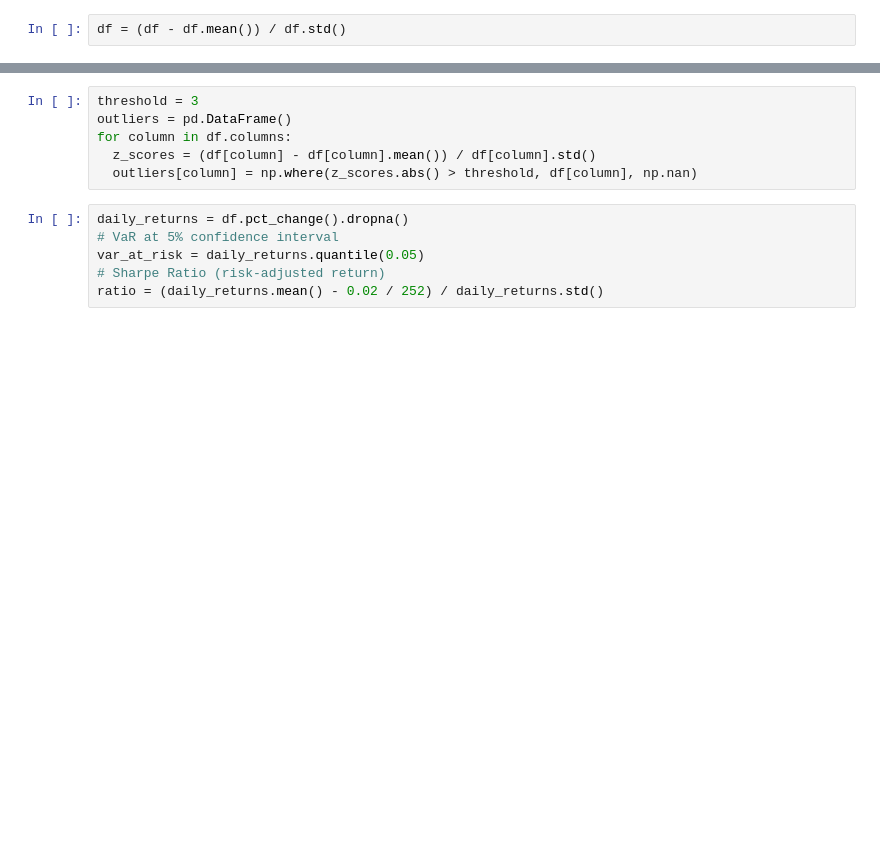
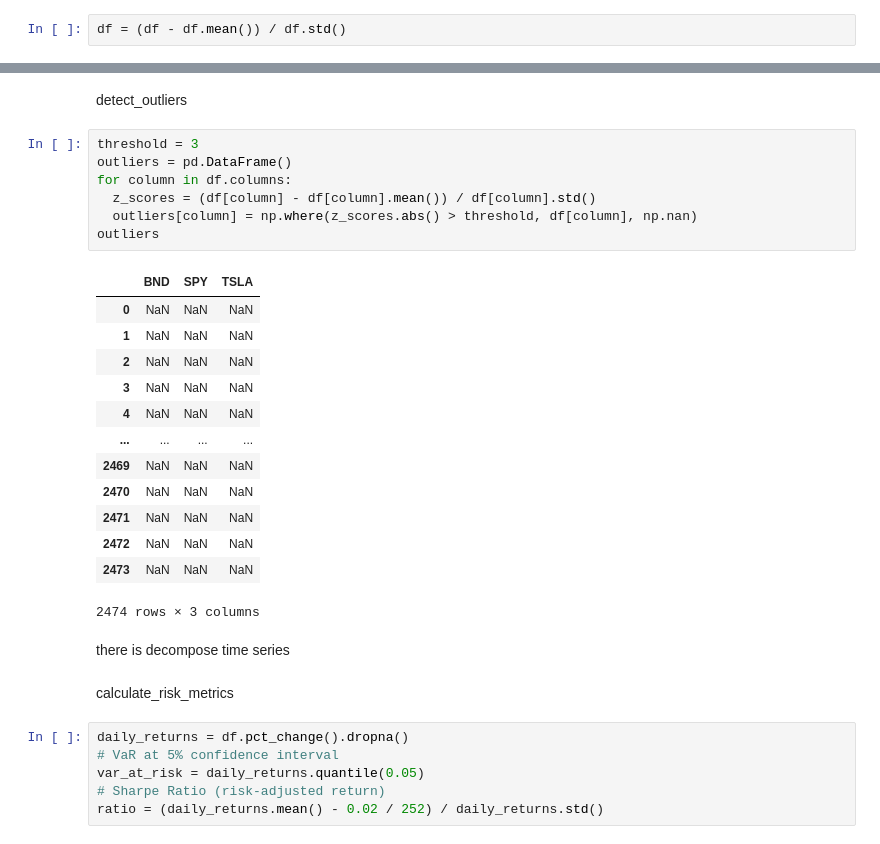
Before and after one commit to Abdulaziz7878/GMF, a Jupyter notebook: notebooks/EDA.ipynb, the cells around one changed output, grey strips where cells are left out. Cells and saved outputs as stored; diff of their text form; blank space fills up the shorter version.

```diff
--- a/notebooks/EDA.ipynb
+++ b/notebooks/EDA.ipynb
@@ -95,9 +92,30 @@ plt.show()
+# %% [markdown]
+detect_outliers
 # %%
 threshold = 3
 outliers = pd.DataFrame()
 for column in df.columns:
   z_scores = (df[column] - df[column].mean()) / df[column].std()
   outliers[column] = np.where(z_scores.abs() > threshold, df[column], np.nan)
+outliers
+# %% [output]
+|  | BND | SPY | TSLA |
+| 0 | NaN | NaN | NaN |
+| 1 | NaN | NaN | NaN |
+| 2 | NaN | NaN | NaN |
+| 3 | NaN | NaN | NaN |
+| 4 | NaN | NaN | NaN |
+| ... | ... | ... | ... |
+| 2469 | NaN | NaN | NaN |
+| 2470 | NaN | NaN | NaN |
+| 2471 | NaN | NaN | NaN |
+| 2472 | NaN | NaN | NaN |
+| 2473 | NaN | NaN | NaN |
+2474 rows × 3 columns
+# %% [markdown]
+there is decompose time series
+# %% [markdown]
+calculate_risk_metrics
 # %%
 daily_returns = df.pct_change().dropna()
 # VaR at 5% confidence interval
```
Also changed, not shown: parts of 32 cells of this notebook.
